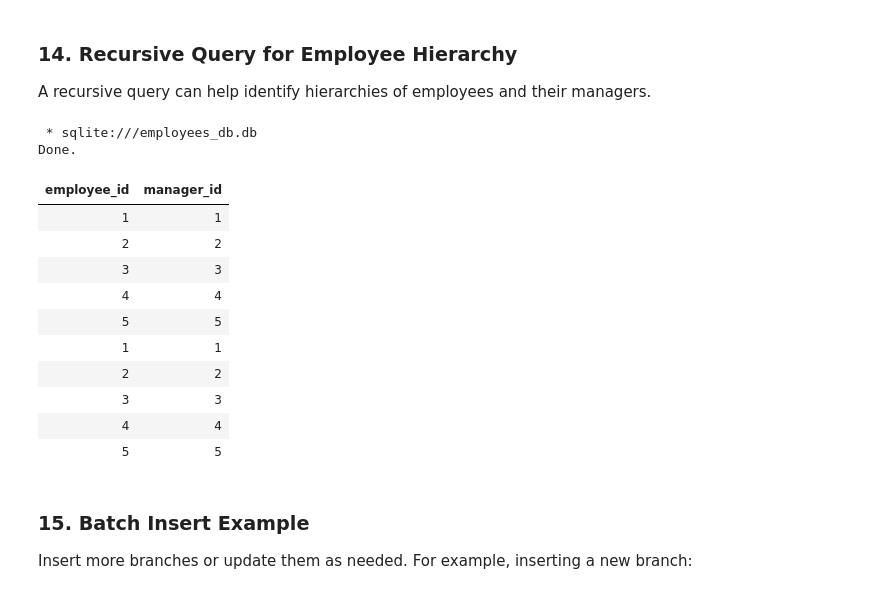
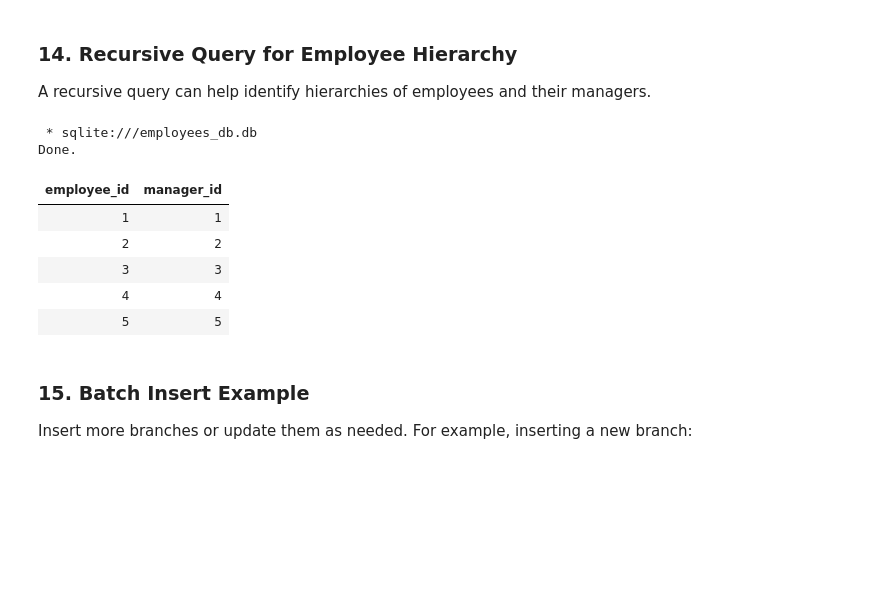
Before and after one commit to r-ramos2/company-management-system-database, a Jupyter notebook: main.ipynb, the cells around one changed output. Drawn from its saved outputs; the diff is of its cells as text; code cells hidden in the pictures; blank space fills up the shorter version.

Commit message:
Fix duplicate table on recursive query.

```diff
--- a/main.ipynb
+++ b/main.ipynb
@@ -372,30 +372,25 @@ A recursive query can help identify hierarchies of employees and their managers.
 # %%
 %%sql
 WITH RECURSIVE employee_hierarchy(employee_id, manager_id) AS (
     SELECT employee_id, manager_id
     FROM employee
-    WHERE manager_id IS NOT NULL
+    WHERE manager_id IS NOT NULL  -- Start with employees that have a manager
     UNION ALL
     SELECT e.employee_id, e.manager_id
     FROM employee e
     INNER JOIN employee_hierarchy eh ON e.manager_id = eh.employee_id
-    LIMIT 10
+    WHERE e.employee_id != eh.employee_id  -- Prevent circular references
 )
-SELECT * FROM employee_hierarchy;
+SELECT * FROM employee_hierarchy
 # %% [output]
  * sqlite:///employees_db.db
 Done.
 | employee_id | manager_id |
 | 1 | 1 |
 | 2 | 2 |
 | 3 | 3 |
 | 4 | 4 |
 | 5 | 5 |
-| 1 | 1 |
-| 2 | 2 |
-| 3 | 3 |
-| 4 | 4 |
-| 5 | 5 |
 # %% [markdown]
 ### 15. **Batch Insert Example**
 
```
Also changed, not shown: parts of 3 cells of this notebook.
